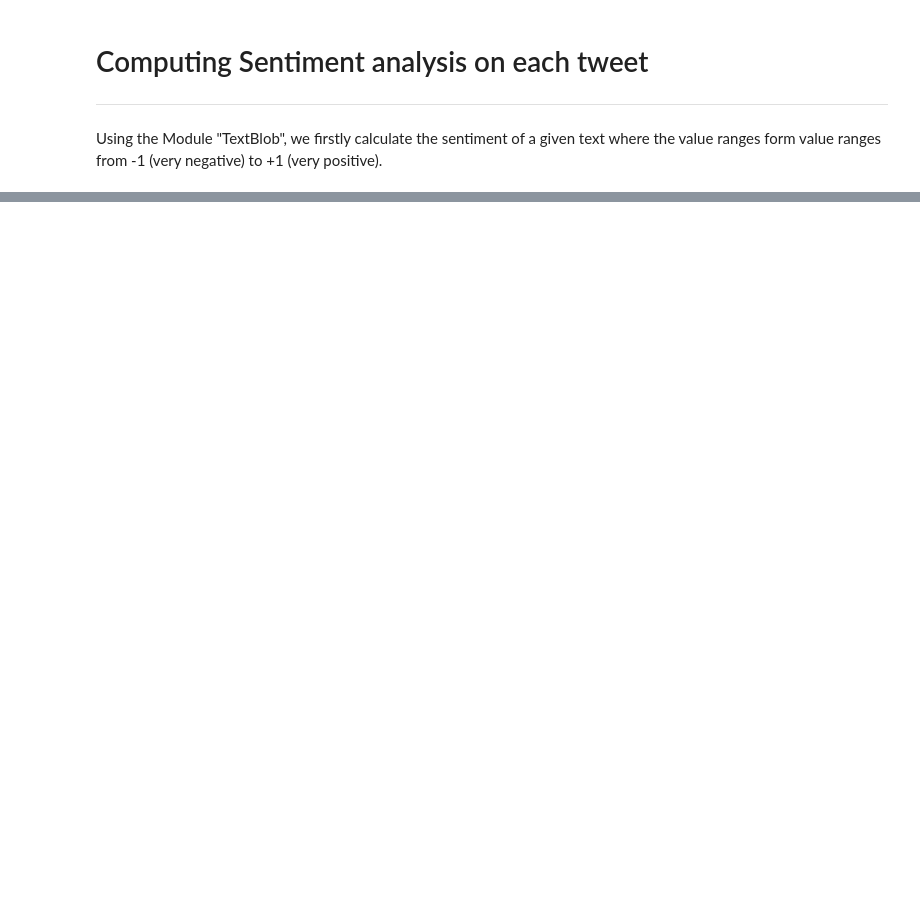
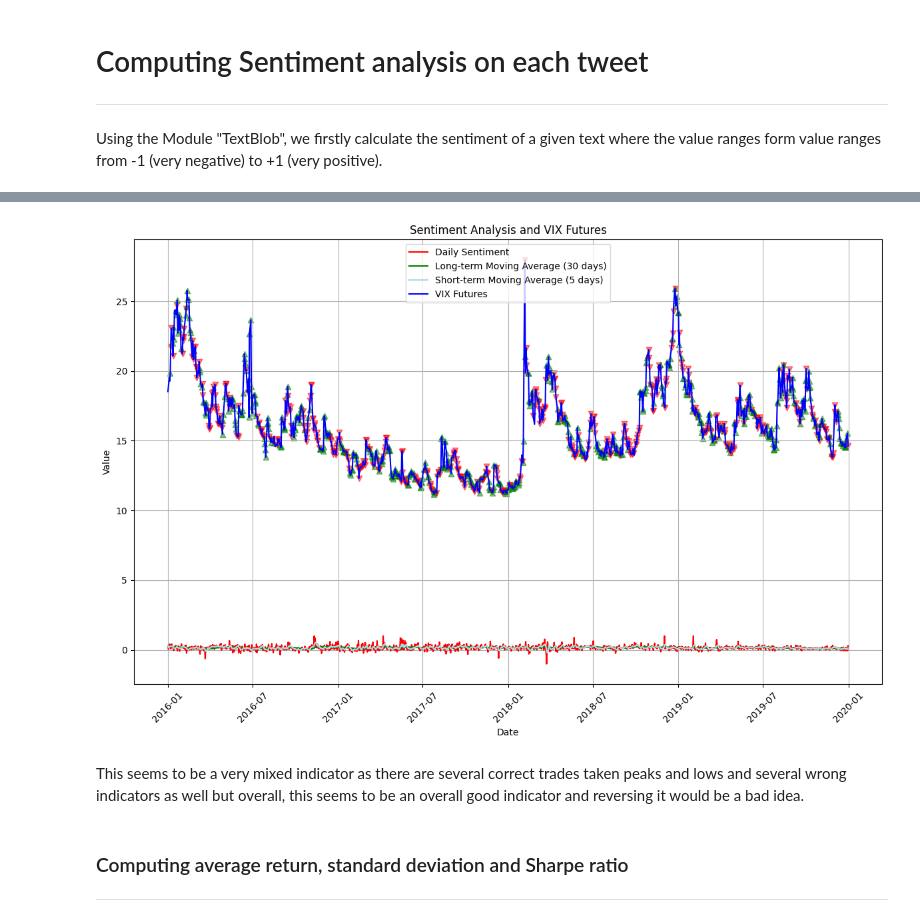
Before and after one commit to ssagun/SentAnalysisVIX, a Jupyter notebook: SentimentAnalysis.ipynb, the cells around one changed output, grey strips where cells are left out. Cells and saved outputs as stored; diff of their text form; code cells hidden in the pictures; blank space fills up the shorter version.

```diff
--- a/SentimentAnalysis.ipynb
+++ b/SentimentAnalysis.ipynb
@@ -38,0 +137,14 @@ data.head()
+# %%
+
+# Compute long-term (30-day) and short-term (5-day) moving averages of daily sentiment
+daily_average_sentiment['long_term_ma'] = daily_average_sentiment['sentiment'].rolling(window=30, min_periods=1).mean()
+daily_average_sentiment['short_term_ma'] = daily_average_sentiment['sentiment'].rolling(window=5, min_periods=1).mean()
+
+
+# Determine positions based on moving averages
+daily_average_sentiment['position'] = 'Neutral'
+daily_average_sentiment.loc[daily_average_sentiment['short_term_ma'] < daily_average_sentiment['long_term_ma'], 'position'] = 'Long'
+daily_average_sentiment.loc[daily_average_sentiment['short_term_ma'] > daily_average_sentiment['long_term_ma'], 'position'] = 'Short'
+
+# Display the positions
+print(daily_average_sentiment[['date', 'position', 'short_term_ma', 'long_term_ma']])
@@ -38,0 +166,42 @@ data.head()
+# %%
+daily_average_sentiment['date'] = pd.to_datetime(daily_average_sentiment['date'])
+
+# Plotting
+plt.figure(figsize=(12, 8))
+
+# Plot daily sentiment
+plt.plot(daily_average_sentiment['date'], daily_average_sentiment['sentiment'], color='red', label='Daily Sentiment')
+
+# Plot long-term and short-term moving averages
+plt.plot(daily_average_sentiment['date'], daily_average_sentiment['long_term_ma'], color='green', label='Long-term Moving Average (30 days)')
+plt.plot(daily_average_sentiment['date'], daily_average_sentiment['short_term_ma'], color='lightblue', label='Short-term Moving Average (5 days)')
+
+# Plot VIX futures values
+plt.plot(vix_data.index, vix_data['Sett_price'], color='blue', label='VIX Futures')
+
+# Plot positions
+for index, row in daily_average_sentiment.iterrows():
+    if row['date'].strftime('%Y-%m-%d') in vix_data.index:
+        if row['position'] == 'Long':
+            plt.scatter(row['date'], vix_data.loc[row['date'], 'Sett_price'], color='green', alpha=0.5, marker='^')
+        elif row['position'] == 'Short':
+            plt.scatter(row['date'], vix_data.loc[row['date'], 'Sett_price'], color='red', alpha=0.5, marker='v')
+
+# Formatting
+plt.title('Sentiment Analysis and VIX Futures')
+plt.xlabel('Date')
+plt.ylabel('Value')
+plt.legend()
+plt.xticks(rotation=45)
+plt.grid(True)
+
+# Show plot
+plt.tight_layout()
+plt.show()
+# %% [output]
+[figure, added]
+# %% [markdown]
+This seems to be a very mixed indicator as there are several correct trades taken peaks and lows and several wrong indicators as well but overall, this seems to be an overall good indicator and reversing it would be a bad idea.
+# %% [markdown]
+### Computing average return, standard deviation and Sharpe ratio
+---
```
Also changed, not shown: parts of 11 cells of this notebook, 1 other file.
